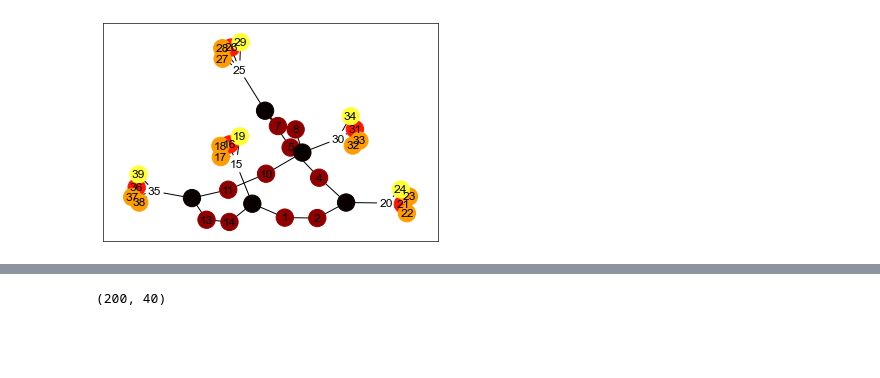
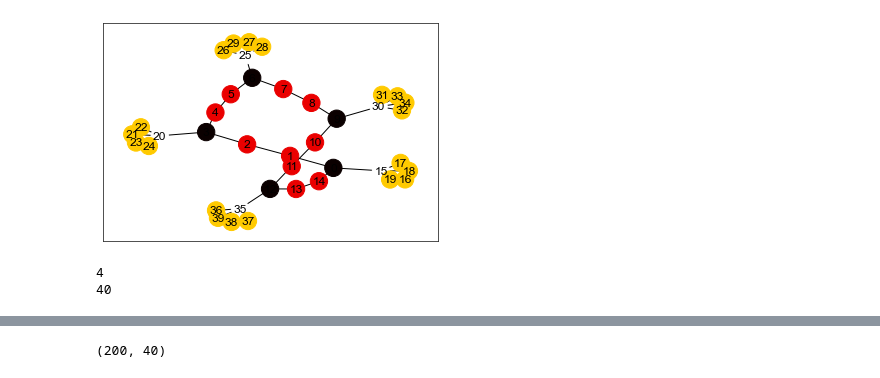
Before and after one commit to x-Tobix/Grafy-i-sieci, a Jupyter notebook: Testing GraphWave.ipynb, the cells around one changed output, grey strips where cells are left out. Cells and saved outputs as stored; diff of their text form; code cells hidden in the pictures; blank space fills up the shorter version.

```diff
--- a/Testing GraphWave.ipynb
+++ b/Testing GraphWave.ipynb
@@ -151,29 +451,29 @@ def house(start, role_start=0, plot=False):
 # %%
 width_basis = 15
-nbTrials = 20
+#nbTrials = 20
 
 
 ################################### EXAMPLE TO BUILD A SIMPLE REGULAR STRUCTURE ##########
 ## REGULAR STRUCTURE: the most simple structure:  basis + n small patterns of a single type
 
 ### 1. Choose the basis (cycle, torus or chain)
 basis_type = "cycle"
 
 ### 2. Add the shapes
 n_shapes = 5  ## numbers of shapes to add
-#shape=["fan",6] ## shapes and their associated required parameters  (nb of edges for the star, etc)
+#shape=["star",6] ## shapes and their associated required parameters  (nb of edges for the star, etc)
 #shape=["star",6]
-list_shapes = [["house"]] * n_shapes
+list_shapes = [["star",4]] * n_shapes
 
 ### 3. Give a name to the graph
-identifier = 'AA'  ## just a name to distinguish between different trials
-name_graph = 'houses'+ identifier
+identifier = "_" + basis_type   ## just a name to distinguish between different trials
 sb.set_style('white')
 
 ### 4. Pass all these parameters to the Graph Structure
 add_edges = 0
 G, communities, _ , role_id = build_structure(width_basis, basis_type, list_shapes, start=0,
                                        add_random_edges=add_edges, plot=True,
                                        savefig=False)
+name_graph = 'star'+ identifier + "_" + str(len(role_id))
 # %% [output]
-[figure, old version]
+[figure, new version]
@@ -180,2 +494,8 @@ G, communities, _ , role_id = build_structure(width_basis, basis_type, list_shap
+# %%
+print(len(np.unique(role_id)))
+print(len(role_id))
+# %% [output]
+4
+40
 # %%
 matrix = input("Give path to adjacency matrix: ")
```
Also changed, not shown: parts of 14 cells of this notebook.
